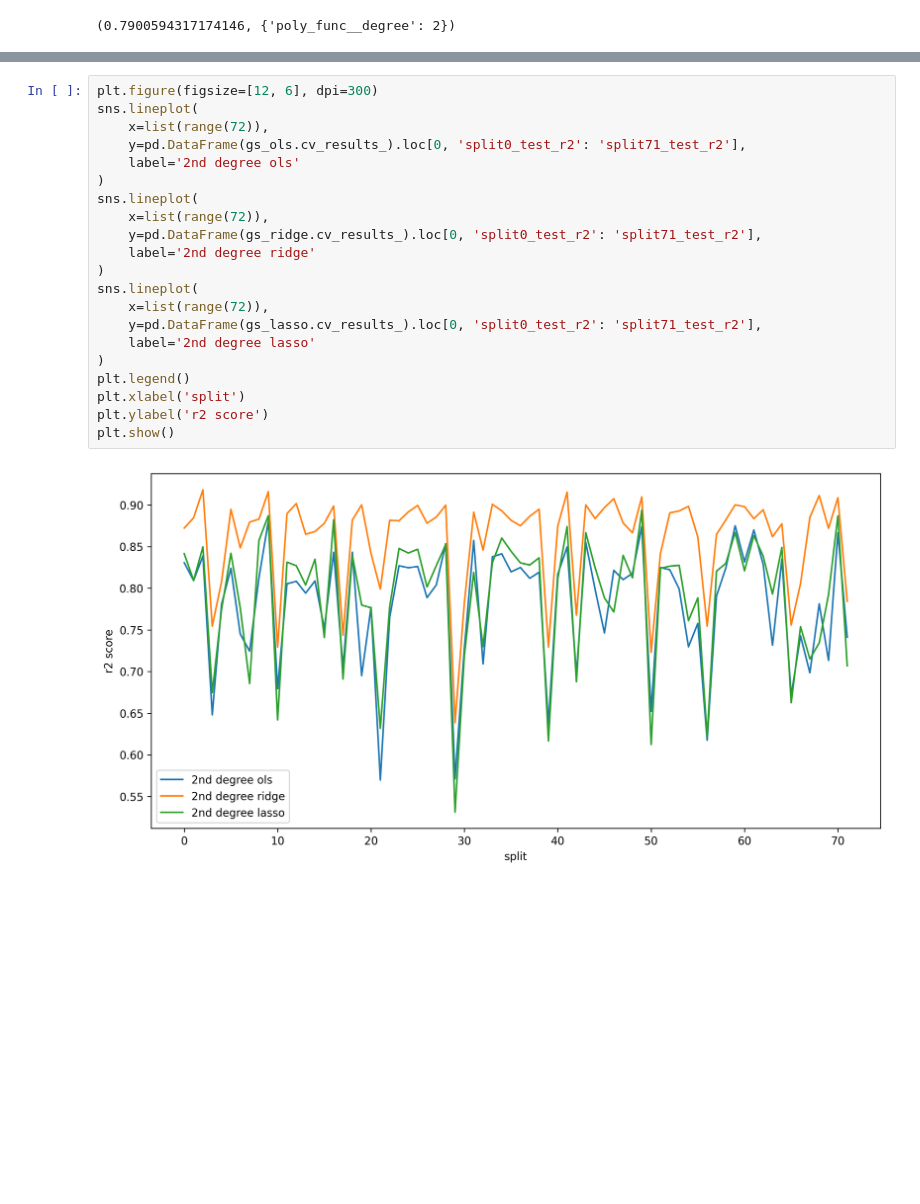
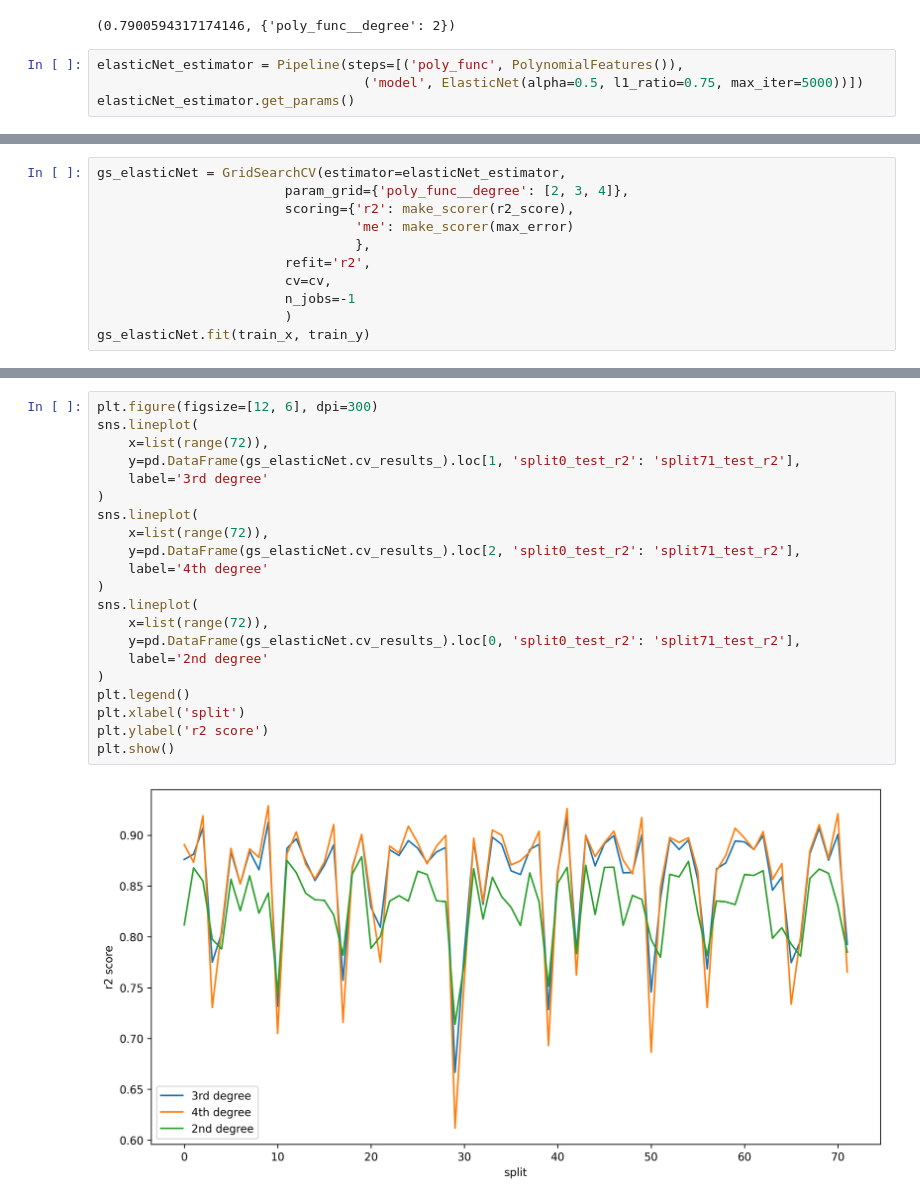
Before and after one commit to ashen007/HousePricePrediction, a Jupyter notebook: model/poly models.ipynb, the cells around one changed output, grey strips where cells are left out. Saved outputs shown, nothing was run; the diff lists cells and outputs as text; blank space fills up the shorter version.

Commit message:
elastic net polynomial feature models

```diff
--- a/model/poly models.ipynb
+++ b/model/poly models.ipynb
@@ -314,3 +314,7 @@ plt.show()
 gs_lasso.best_score_, gs_lasso.best_params_
 # %% [output]
 (0.7900594317174146, {'poly_func__degree': 2})
+# %%
+elasticNet_estimator = Pipeline(steps=[('poly_func', PolynomialFeatures()),
+                                  ('model', ElasticNet(alpha=0.5, l1_ratio=0.75, max_iter=5000))])
+elasticNet_estimator.get_params()
@@ -316,0 +339,11 @@ gs_lasso.best_score_, gs_lasso.best_params_
+# %%
+gs_elasticNet = GridSearchCV(estimator=elasticNet_estimator,
+                        param_grid={'poly_func__degree': [2, 3, 4]},
+                        scoring={'r2': make_scorer(r2_score),
+                                 'me': make_scorer(max_error)
+                                 },
+                        refit='r2',
+                        cv=cv,
+                        n_jobs=-1
+                        )
+gs_elasticNet.fit(train_x, train_y)
@@ -317,23 +359,23 @@ gs_lasso.best_score_, gs_lasso.best_params_
 # %%
 plt.figure(figsize=[12, 6], dpi=300)
 sns.lineplot(
     x=list(range(72)),
-    y=pd.DataFrame(gs_ols.cv_results_).loc[0, 'split0_test_r2': 'split71_test_r2'],
-    label='2nd degree ols'
+    y=pd.DataFrame(gs_elasticNet.cv_results_).loc[1, 'split0_test_r2': 'split71_test_r2'],
+    label='3rd degree'
 )
 sns.lineplot(
     x=list(range(72)),
-    y=pd.DataFrame(gs_ridge.cv_results_).loc[0, 'split0_test_r2': 'split71_test_r2'],
-    label='2nd degree ridge'
+    y=pd.DataFrame(gs_elasticNet.cv_results_).loc[2, 'split0_test_r2': 'split71_test_r2'],
+    label='4th degree'
 )
 sns.lineplot(
     x=list(range(72)),
-    y=pd.DataFrame(gs_lasso.cv_results_).loc[0, 'split0_test_r2': 'split71_test_r2'],
-    label='2nd degree lasso'
+    y=pd.DataFrame(gs_elasticNet.cv_results_).loc[0, 'split0_test_r2': 'split71_test_r2'],
+    label='2nd degree'
 )
 plt.legend()
 plt.xlabel('split')
 plt.ylabel('r2 score')
 plt.show()
 # %% [output]
-[figure, old version]
+[figure, new version]
```
Also changed, not shown: parts of 4 cells of this notebook.
